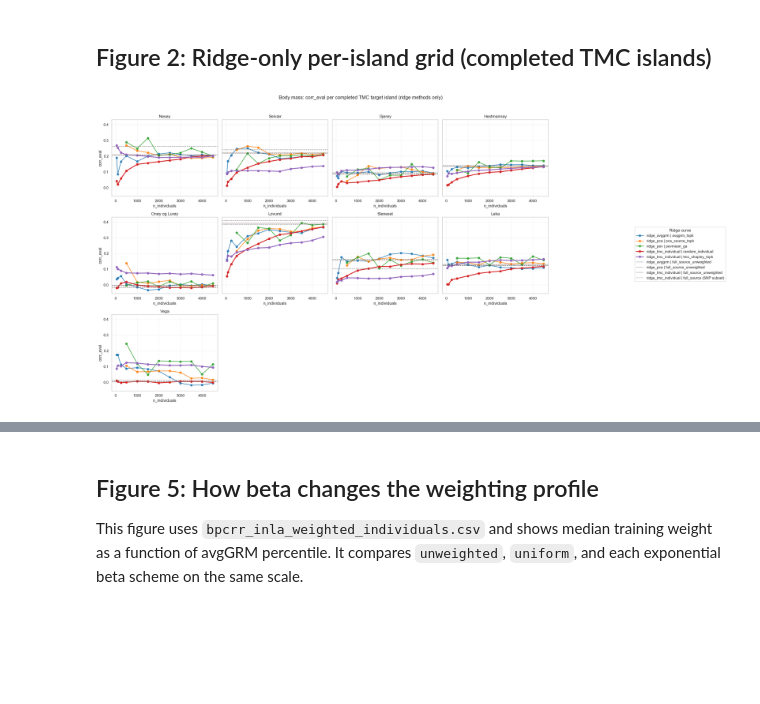
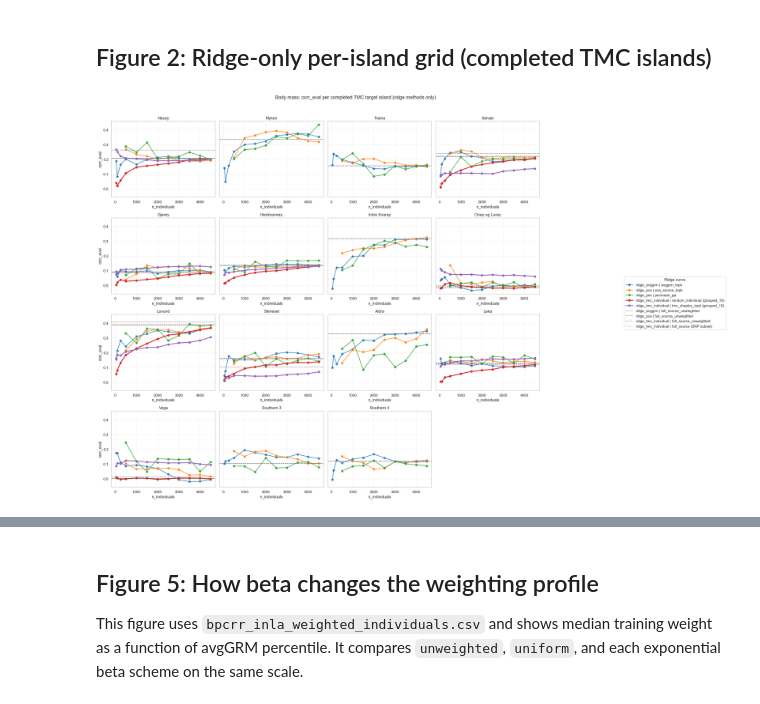
Before and after one commit to simennes/Master_thesis, a Jupyter notebook: notebooks/visualize_bpcrr_inla.ipynb, the cells around one changed output, grey strips where cells are left out. Saved outputs shown, nothing was run; the diff lists cells and outputs as text; code cells hidden in the pictures; blank space fills up the shorter version.

Commit message:
ridge basic results + bpcrr ready

```diff
--- a/notebooks/visualize_bpcrr_inla.ipynb
+++ b/notebooks/visualize_bpcrr_inla.ipynb
@@ -11,6 +11,7 @@ Goal:
 - BPCRR merged results + optional ridge overlay from another output folder
 # %%
 from pathlib import Path
+import json
 
 import numpy as np
 import pandas as pd
@@ -42,8 +43,17 @@ print("RIDGE_AVGGRM_DIR exists:", RIDGE_AVGGRM_DIR.exists() if RIDGE_AVGGRM_DIR
 print("RIDGE_PEV_DIR exists:", RIDGE_PEV_DIR.exists() if RIDGE_PEV_DIR is not None else False)
 print("AVGGRM_DIVERSITY_DIR exists:", AVGGRM_DIVERSITY_DIR.exists() if AVGGRM_DIVERSITY_DIR is not None else False)
 
-TMC_INDIVIDUAL_DIR = PROJECT_ROOT / "outputs" / "tmc_shapley_individuals_grouped"  # set to None to disable
-print("TMC_INDIVIDUAL_DIR exists:", TMC_INDIVIDUAL_DIR.exists() if TMC_INDIVIDUAL_DIR is not None else False)
+TMC_INDIVIDUAL_SOURCES = [
+    {
+        "source": "grouped_10",
+        "model": "ridge_tmc_individual",
+        "dir": PROJECT_ROOT / "outputs" / "tmc_shapley_individuals_grouped",
+    },
+]
+# Backwards-compatible convenience variable for older cells.
+TMC_INDIVIDUAL_DIR = TMC_INDIVIDUAL_SOURCES[0]["dir"]
+for src in TMC_INDIVIDUAL_SOURCES:
+    print(f"TMC source {src['source']} exists:", src["dir"].exists())
 # %% [output]
 PROJECT_ROOT: C:\Users\Simen\OneDrive - NTNU\FYSMAT\INDMAT\MASTER\Master_thesis
 BPCRR_MAIN_DIR exists: True
@@ -671,14 +786,14 @@ display(ridge_curve_summary)
 # Figure 1c: Ridge-only mean corr_eval averaged over completed TMC target islands.
 # Restricts to islands where the grouped TMC run has all 6 repeats finished.
 
-TMC_COMPLETED_ISLANDS = [0, 3, 4, 5, 7, 8, 9, 11, 12]
+TMC_COMPLETED_ISLANDS = [0,1,2,3,4,5,6,7,8,9,10,11,12,13,14]
 
 RIDGE_ONLY_MODELS_1c = [
     "ridge_pca",
     "ridge_avggrm",
     "ridge_pev",
     "ridge_tmc_individual",
-]
+    ]
 
 ridge_only_1c = combined.copy()
 ridge_only_1c = ridge_only_1c[
@@ -958,14 +1169,14 @@ Onøy og Lurøy (island 7):
 # %%
 # Figure 2: ridge-only grid, one panel per completed TMC target island.
 
-TMC_COMPLETED_ISLANDS = [0, 3, 4, 5, 7, 8, 9, 11, 12]
+TMC_COMPLETED_ISLANDS = [0,1,2,3,4,5,6,7,8,9,10,11,12,13,14]
 
 RIDGE_ONLY_MODELS_F2 = [
     "ridge_pca",
     "ridge_avggrm",
     "ridge_pev",
     "ridge_tmc_individual",
-]
+    ]
 
 panel_df = combined.copy()
 panel_df = panel_df[
@@ -1098,34 +1309,34 @@ for i, island in enumerate(islands):
     ax.grid(True, alpha=0.25)
 
 for j in range(n, n_rows * n_cols):
     r, c = divmod(j, n_cols)
     axes[r, c].axis("off")
 
 # Collect legend handles from any populated axis.
 handles, labels = [], []
 for ax in axes.flatten():
     h, l = ax.get_legend_handles_labels()
     if l:
         handles, labels = h, l
         break
 if handles:
     uniq = {}
     for h, l in zip(handles, labels):
         if l not in uniq:
             uniq[l] = h
     fig.legend(
         list(uniq.values()),
         list(uniq.keys()),
         loc="center left",
         bbox_to_anchor=(1.01, 0.5),
         title="Ridge curve",
     )
 
 fig.suptitle("Body mass: corr_eval per completed TMC target island (ridge methods only)", y=1.02)
 fig.tight_layout(rect=[0, 0, 0.86, 1])
 plt.show()
 # %% [output]
-[figure, old version]
+[figure, new version]
 # %%
 # Figure 3: Boxplots of per-island performance for selected settings
 
```
Also changed, not shown: parts of 11 cells of this notebook, 29 other files.
